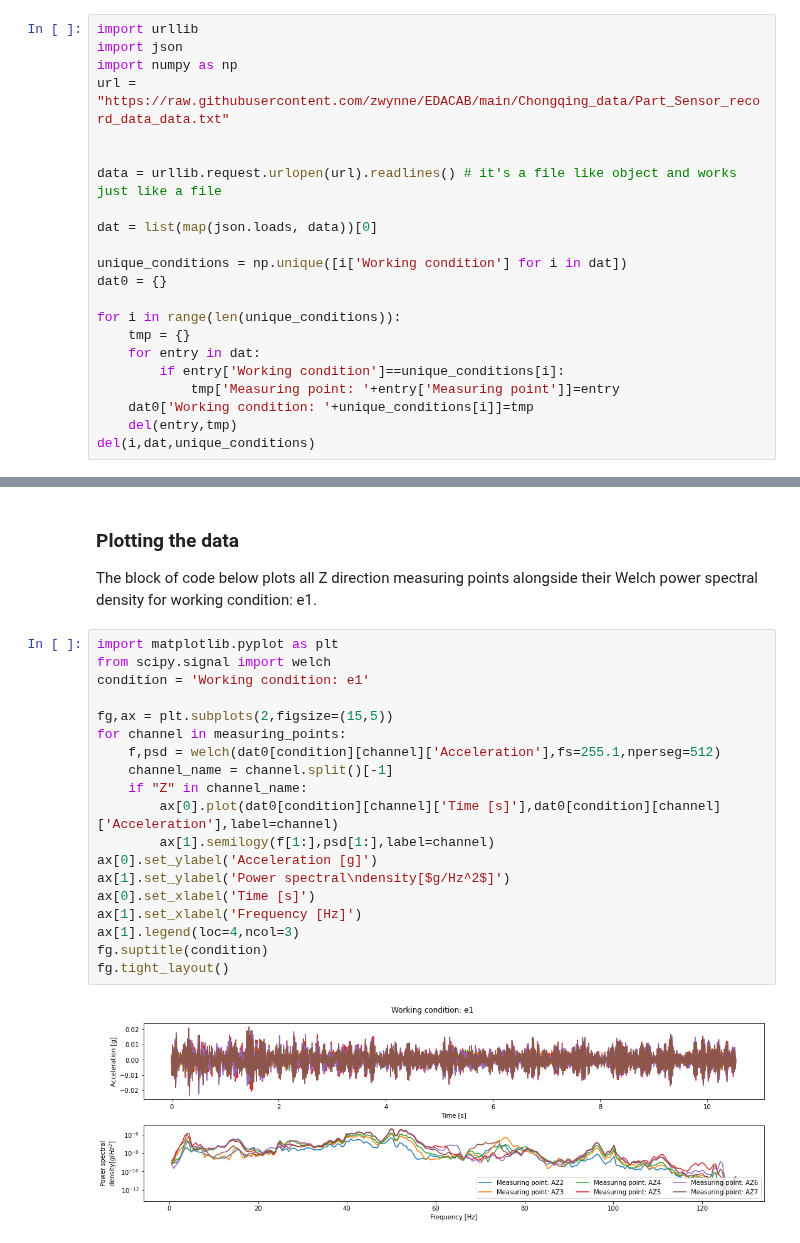
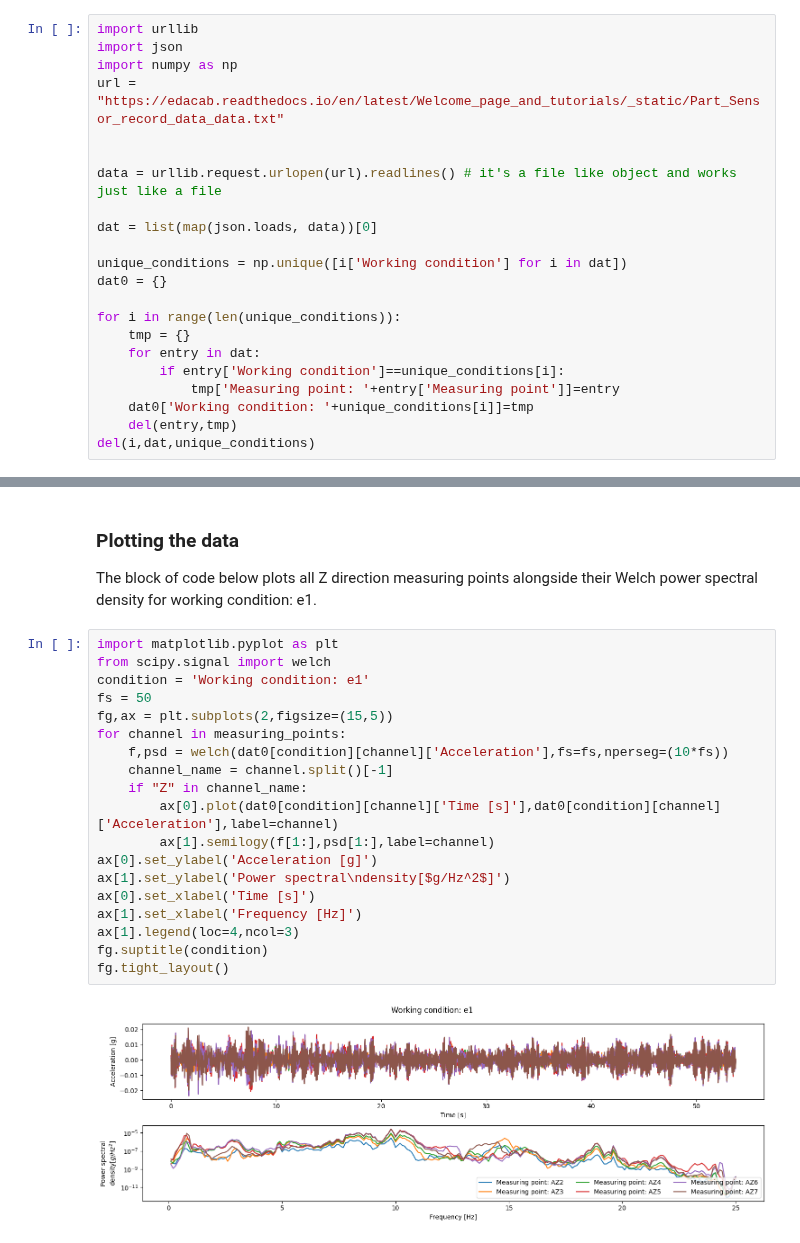
Before and after one commit to zwynne/EDACAB, a Jupyter notebook: DeepNote_Python3_templates/EDACAB_Python_Shaker_table_notebook_template.ipynb, the cells around one changed output, grey strips where cells are left out. Drawn from its saved outputs; the diff is of its cells as text.

```diff
--- a/DeepNote_Python3_templates/EDACAB_Python_Shaker_table_notebook_template.ipynb
+++ b/DeepNote_Python3_templates/EDACAB_Python_Shaker_table_notebook_template.ipynb
@@ -103,7 +101,7 @@ This data is stored as a list of dictionaries. The block of code below loads the
 import urllib
 import json
 import numpy as np
-url = "https://raw.githubusercontent.com/zwynne/EDACAB/main/Chongqing_data/Part_Sensor_record_data_data.txt"
+url = "https://edacab.readthedocs.io/en/latest/Welcome_page_and_tutorials/_static/Part_Sensor_record_data_data.txt"
 
 
 data = urllib.request.urlopen(url).readlines() # it's a file like object and works just like a file
@@ -138,21 +136,21 @@ The block of code below plots all Z direction measuring points alongside their W
 # %%
 import matplotlib.pyplot as plt
 from scipy.signal import welch
 condition = 'Working condition: e1'
-
+fs = 50
 fg,ax = plt.subplots(2,figsize=(15,5))
 for channel in measuring_points:
-    f,psd = welch(dat0[condition][channel]['Acceleration'],fs=255.1,nperseg=512)
+    f,psd = welch(dat0[condition][channel]['Acceleration'],fs=fs,nperseg=(10*fs))
     channel_name = channel.split()[-1]
     if "Z" in channel_name:
         ax[0].plot(dat0[condition][channel]['Time [s]'],dat0[condition][channel]['Acceleration'],label=channel)
         ax[1].semilogy(f[1:],psd[1:],label=channel)
 ax[0].set_ylabel('Acceleration [g]')
 ax[1].set_ylabel('Power spectral\ndensity[$g/Hz^2$]')
 ax[0].set_xlabel('Time [s]')
 ax[1].set_xlabel('Frequency [Hz]')
 ax[1].legend(loc=4,ncol=3)
 fg.suptitle(condition)
 fg.tight_layout()
 # %% [output]
-[figure, old version]
+[figure, new version]
```
Also changed, not shown: parts of 2 cells of this notebook, 21 other files.
